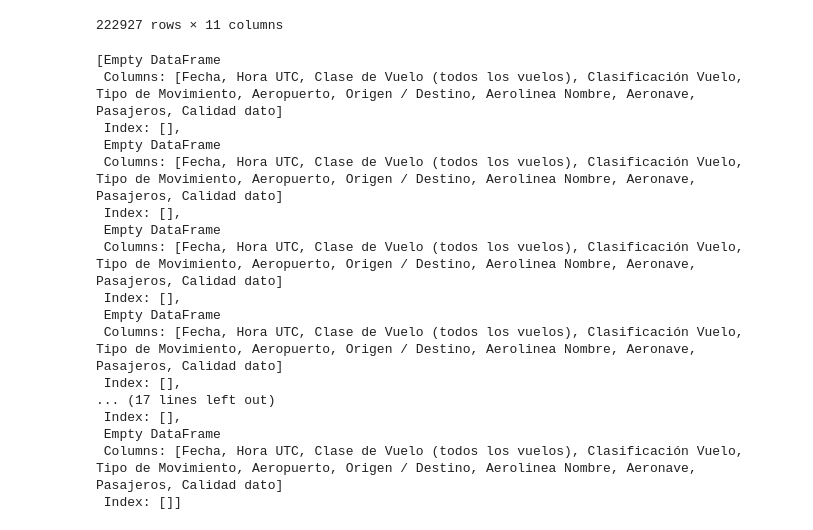
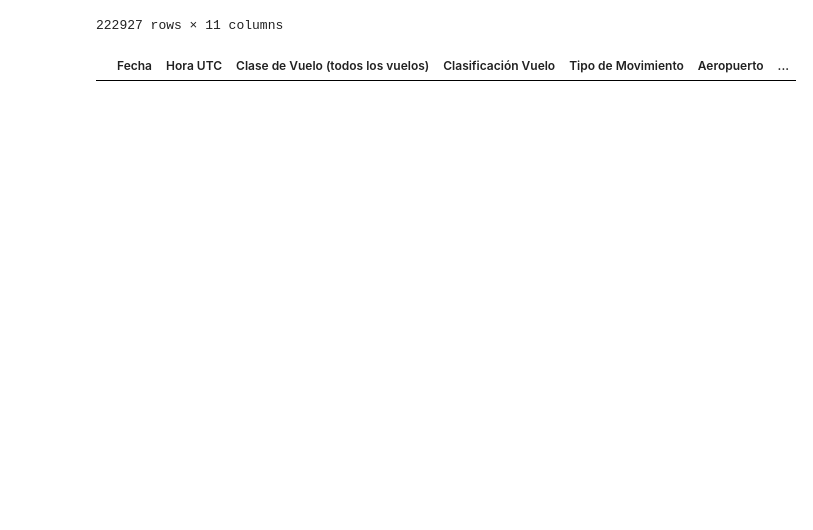
Before and after one commit to gabrielfernandorey/EDVAI, a Jupyter notebook: TP Final/Edvai_TP_Final.ipynb, the cells around one changed output. Saved outputs shown, nothing was run; the diff lists cells and outputs as text; code cells hidden in the pictures; blank space fills up the shorter version.

```diff
--- a/TP Final/Edvai_TP_Final.ipynb
+++ b/TP Final/Edvai_TP_Final.ipynb
@@ -166,26 +133,7 @@ df_2022
 | 222926 | 30/06/2022 | 21:26 | Regular | Doméstico | Aterrizaje | LAR | ... |
 222927 rows × 11 columns
 # %%
-# Validamos si hay valores faltantes
-isna = []
-for x in cols:
-  isna.append( df_2022[df_2022[x].isna()] )
-isna
+# Validamos si hay valores nulos en pasajeros
+df_2022[df_2022['Pasajeros'].isna()]
 # %% [output]
-[Empty DataFrame
- Columns: [Fecha, Hora UTC, Clase de Vuelo (todos los vuelos), Clasificación Vuelo, Tipo de Movimiento, Aeropuerto, Origen / Destino, Aerolinea Nombre, Aeronave, Pasajeros, Calidad dato]
- Index: [],
- Empty DataFrame
- Columns: [Fecha, Hora UTC, Clase de Vuelo (todos los vuelos), Clasificación Vuelo, Tipo de Movimiento, Aeropuerto, Origen / Destino, Aerolinea Nombre, Aeronave, Pasajeros, Calidad dato]
- Index: [],
- Empty DataFrame
- Columns: [Fecha, Hora UTC, Clase de Vuelo (todos los vuelos), Clasificación Vuelo, Tipo de Movimiento, Aeropuerto, Origen / Destino, Aerolinea Nombre, Aeronave, Pasajeros, Calidad dato]
- Index: [],
- Empty DataFrame
- Columns: [Fecha, Hora UTC, Clase de Vuelo (todos los vuelos), Clasificación Vuelo, Tipo de Movimiento, Aeropuerto, Origen / Destino, Aerolinea Nombre, Aeronave, Pasajeros, Calidad dato]
- Index: [],
-... (17 lines left out)
- Index: [],
- Empty DataFrame
- Columns: [Fecha, Hora UTC, Clase de Vuelo (todos los vuelos), Clasificación Vuelo, Tipo de Movimiento, Aeropuerto, Origen / Destino, Aerolinea Nombre, Aeronave, Pasajeros, Calidad dato]
- Index: []]
+|  | Fecha | Hora UTC | Clase de Vuelo (todos los vuelos) | Clasificación Vuelo | Tipo de Movimiento | Aeropuerto | ... |
```
Also changed, not shown: parts of 46 cells of this notebook.
